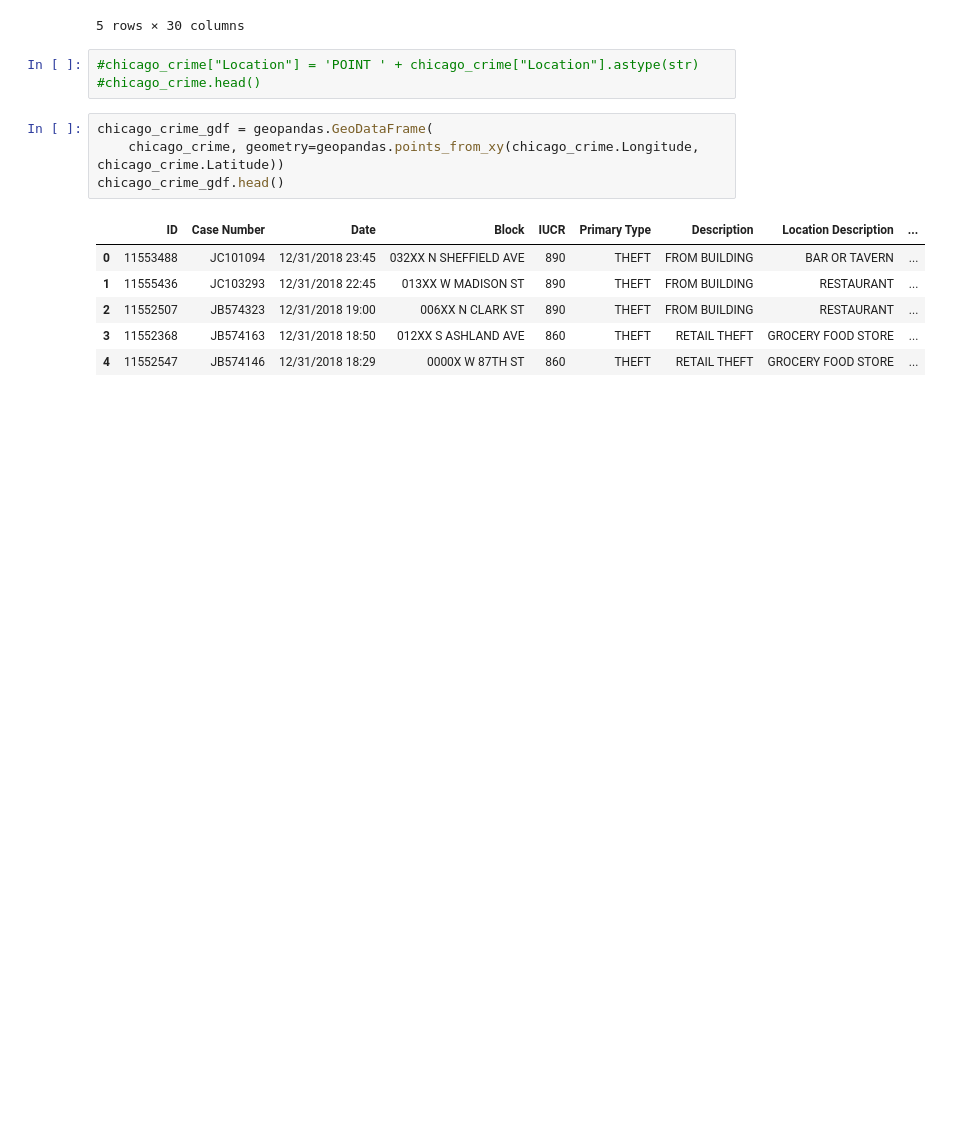
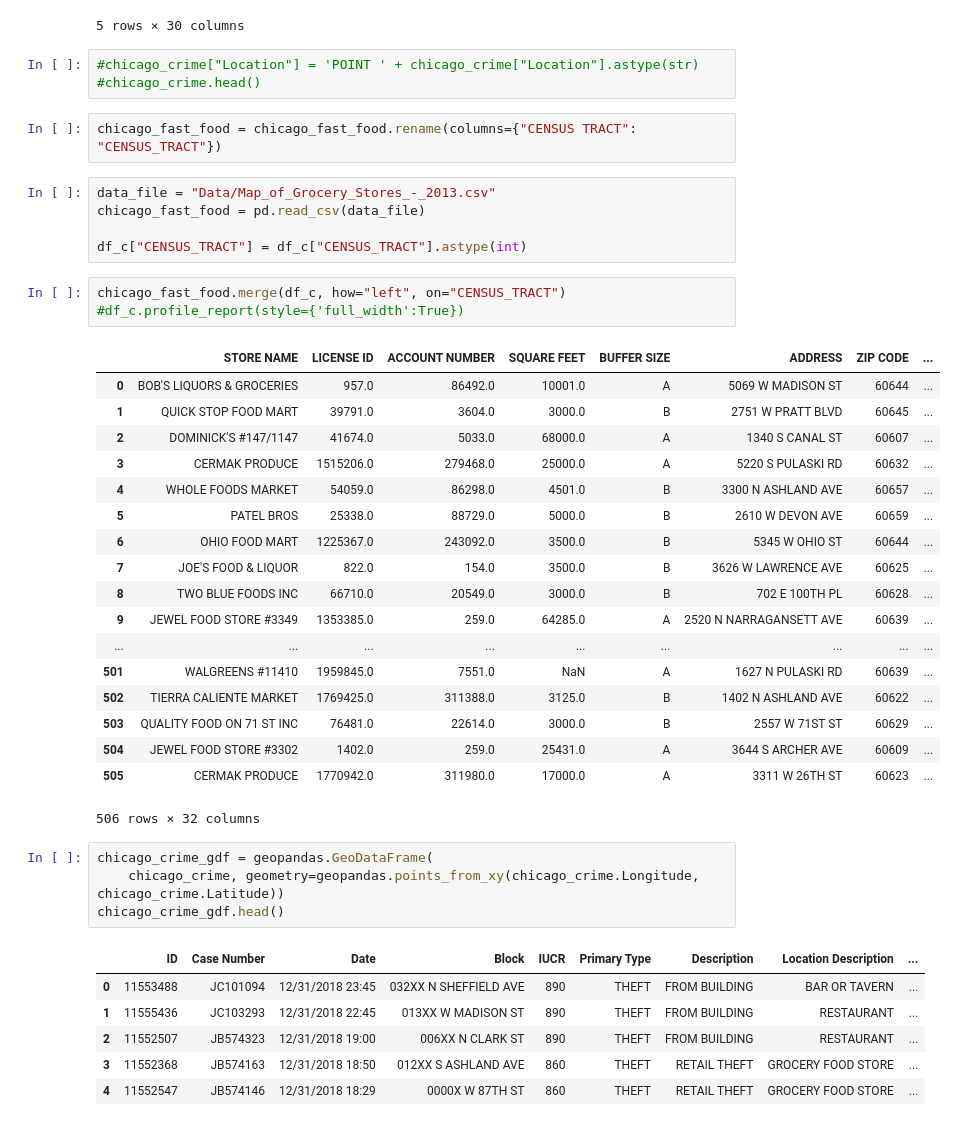
Before and after one commit to chell0011/MMA1, a Jupyter notebook: Mapping Regions.ipynb, the cells around one changed output. Cells and saved outputs as stored; diff of their text form; blank space fills up the shorter version.

```diff
--- a/Mapping Regions.ipynb
+++ b/Mapping Regions.ipynb
@@ -23,6 +23,35 @@ chicago_crime.head()
 # %%
 #chicago_crime["Location"] = 'POINT ' + chicago_crime["Location"].astype(str)
 #chicago_crime.head()
+# %%
+chicago_fast_food = chicago_fast_food.rename(columns={"CENSUS TRACT": "CENSUS_TRACT"})
+# %%
+data_file = "Data/Map_of_Grocery_Stores_-_2013.csv"
+chicago_fast_food = pd.read_csv(data_file)
+
+df_c["CENSUS_TRACT"] = df_c["CENSUS_TRACT"].astype(int)
+# %%
+chicago_fast_food.merge(df_c, how="left", on="CENSUS_TRACT")
+#df_c.profile_report(style={'full_width':True})
+# %% [output]
+|  | STORE NAME | LICENSE ID | ACCOUNT NUMBER | SQUARE FEET | BUFFER SIZE | ADDRESS | ZIP CODE | ... |
+| 0 | BOB'S LIQUORS & GROCERIES | 957.0 | 86492.0 | 10001.0 | A | 5069 W MADISON ST | 60644 | ... |
+| 1 | QUICK STOP FOOD MART | 39791.0 | 3604.0 | 3000.0 | B | 2751 W PRATT BLVD | 60645 | ... |
+| 2 | DOMINICK'S #147/1147 | 41674.0 | 5033.0 | 68000.0 | A | 1340 S CANAL ST | 60607 | ... |
+| 3 | CERMAK PRODUCE | 1515206.0 | 279468.0 | 25000.0 | A | 5220 S PULASKI RD | 60632 | ... |
+| 4 | WHOLE FOODS MARKET | 54059.0 | 86298.0 | 4501.0 | B | 3300 N ASHLAND AVE | 60657 | ... |
+| 5 | PATEL BROS | 25338.0 | 88729.0 | 5000.0 | B | 2610 W DEVON AVE | 60659 | ... |
+| 6 | OHIO FOOD MART | 1225367.0 | 243092.0 | 3500.0 | B | 5345 W OHIO ST | 60644 | ... |
+| 7 | JOE'S FOOD & LIQUOR | 822.0 | 154.0 | 3500.0 | B | 3626 W LAWRENCE AVE | 60625 | ... |
+| 8 | TWO BLUE FOODS INC | 66710.0 | 20549.0 | 3000.0 | B | 702 E 100TH PL | 60628 | ... |
+| 9 | JEWEL FOOD STORE #3349 | 1353385.0 | 259.0 | 64285.0 | A | 2520 N NARRAGANSETT AVE | 60639 | ... |
+| ... | ... | ... | ... | ... | ... | ... | ... | ... |
+| 501 | WALGREENS #11410 | 1959845.0 | 7551.0 | NaN | A | 1627 N PULASKI RD | 60639 | ... |
+| 502 | TIERRA CALIENTE MARKET | 1769425.0 | 311388.0 | 3125.0 | B | 1402 N ASHLAND AVE | 60622 | ... |
+| 503 | QUALITY FOOD ON 71 ST INC | 76481.0 | 22614.0 | 3000.0 | B | 2557 W 71ST ST | 60629 | ... |
+| 504 | JEWEL FOOD STORE #3302 | 1402.0 | 259.0 | 25431.0 | A | 3644 S ARCHER AVE | 60609 | ... |
+| 505 | CERMAK PRODUCE | 1770942.0 | 311980.0 | 17000.0 | A | 3311 W 26TH ST | 60623 | ... |
+506 rows × 32 columns
 # %%
 chicago_crime_gdf = geopandas.GeoDataFrame(
     chicago_crime, geometry=geopandas.points_from_xy(chicago_crime.Longitude, chicago_crime.Latitude))
```
Also changed, not shown: parts of 7 cells of this notebook, 2 other files.
